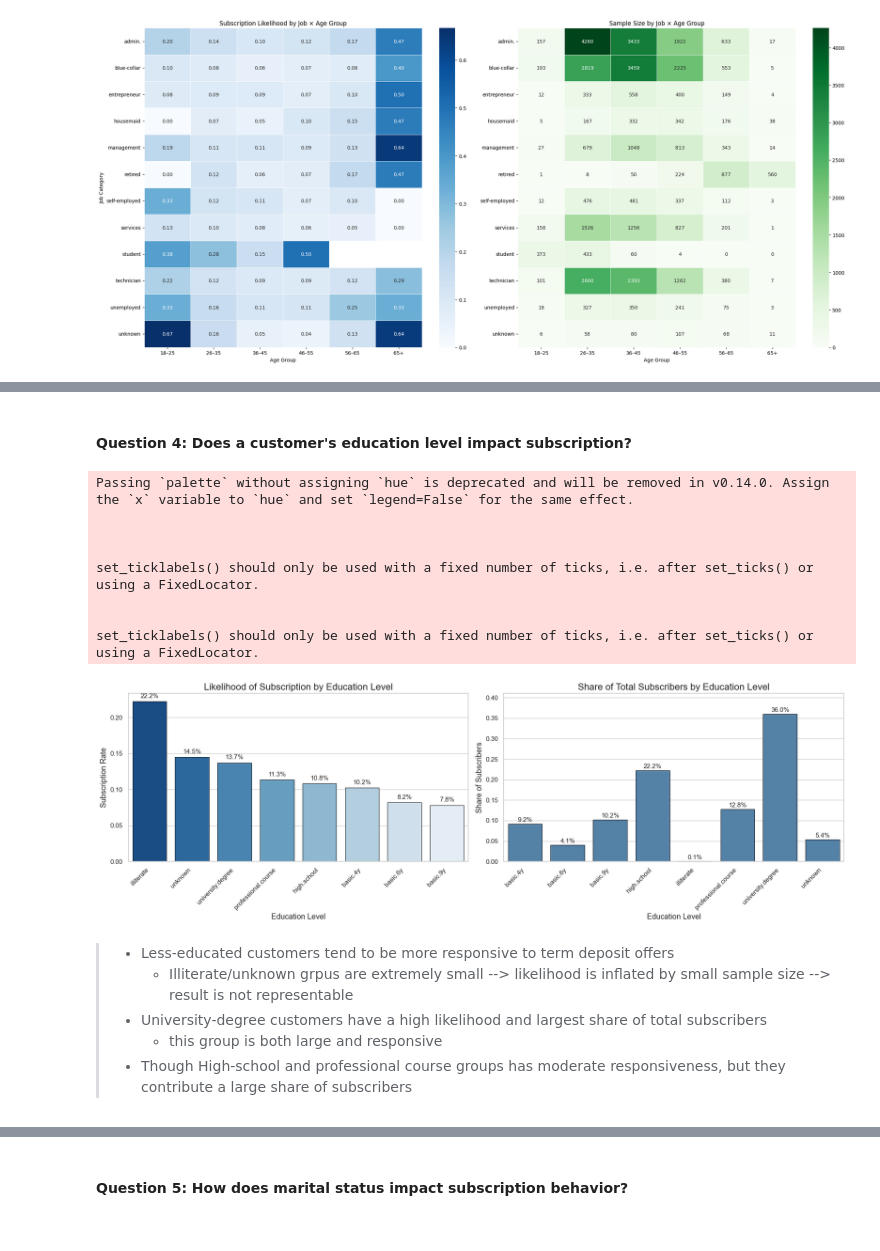
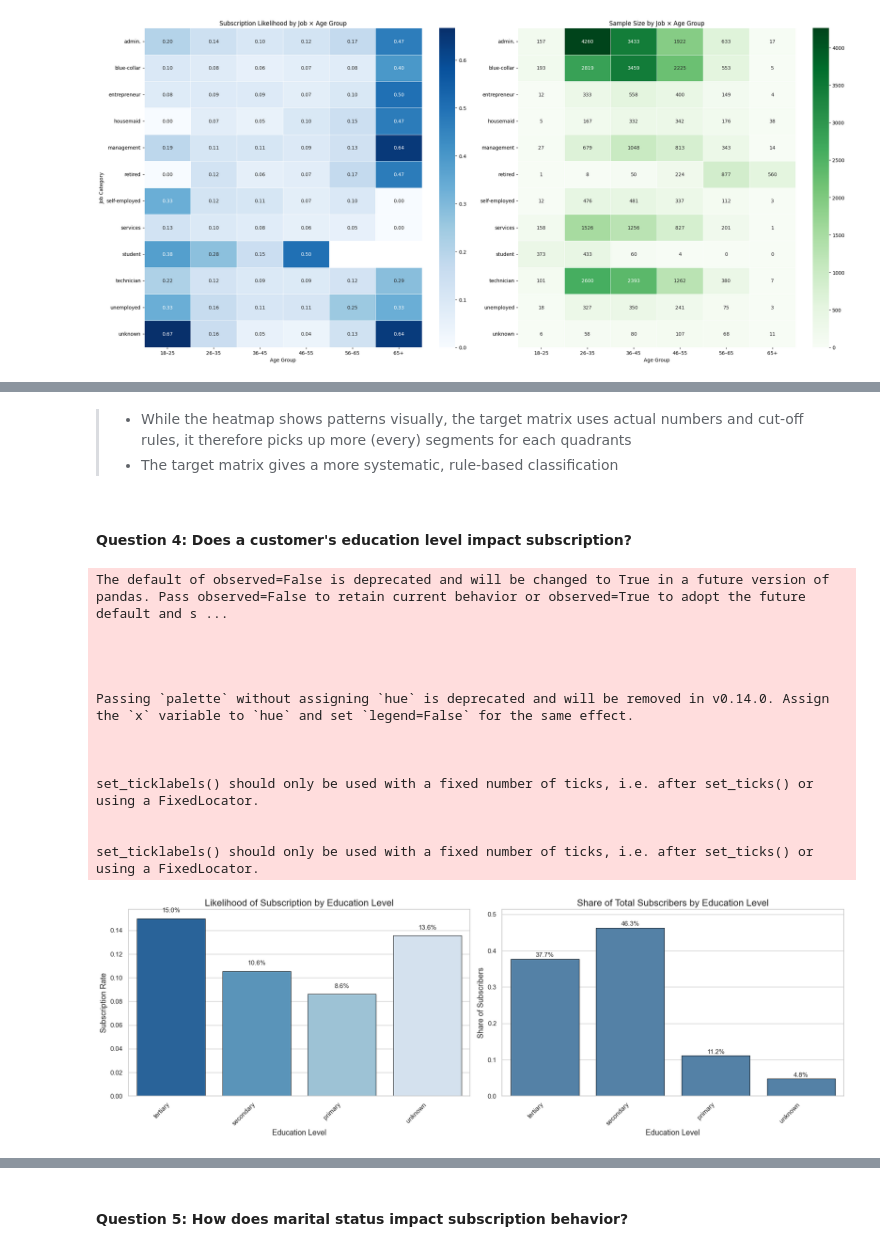
Before and after one commit to DzeDze/ds_team2_bank_marketing, a Jupyter notebook: notebooks/01_eda.ipynb, the cells around one changed output, grey strips where cells are left out. Drawn from its saved outputs; the diff is of its cells as text; code cells hidden in the pictures.

Commit message:
revised data path, updated key insights on demographics EDA

```diff
--- a/notebooks/01_eda.ipynb
+++ b/notebooks/01_eda.ipynb
@@ -6,11 +6,13 @@ import matplotlib.pyplot as plt
 import seaborn as sns
 import pandas as pd
 # %%
+from pathlib import Path
 # load data to df
-df = pd.read_csv(
-    r"C:\Users\papak\_Study\DSI\ds_team2_bank_marketing\data\raw\bank-additional-full.csv",
-    sep = ";" # specify semicolon as separater
-)
+root = Path().resolve().parent
+#print(root)
+cleaned_data_path = root / "data"/"processed"/"bank-full-clean.csv"
+#print(cleaned_data_path)
+df = pd.read_csv(cleaned_data_path, sep = ",")  # specify comma as separater
 
 # display first 10 rows of df
-#df.head(10)
+df.head(10)
@@ -231,7 +269,7 @@ df['y_binary'] = df['y'].apply(lambda x: 1 if x == 'yes' else 0)
 likelihood = (
     df.groupby('job')['y_binary']
     .mean()
-    .sort_values(ascending=False)
+    #.sort_values(ascending=False)
 )
 
 #-------------------------
@@ -240,8 +278,13 @@ likelihood = (
 volume = (
     df[df['y'] == 'yes']['job']
     .value_counts(normalize=True)
-    .sort_index()
+    #.sort_index()
 )
+
+# create consistent order for both charts
+job_order = sorted(df['job'].unique()) # or likelihood.index.tolist()
+likelihood = likelihood.reindex(job_order)
+volume = volume.reindex(job_order)
 
 #-------------------------
 # Side-by-side plots
@@ -708,8 +809,18 @@ fig.show()
+# %% [markdown]
+> - While the heatmap shows patterns visually, the target matrix uses actual numbers and cut-off rules, it therefore picks up more (every) segments for each quadrants
+> - The target matrix gives a more systematic, rule-based classification
 # %% [markdown]
 #### Question 4: Does a customer's education level impact subscription?
 # %%
 # Convert y to binary
 df['y_binary'] = df['y'].apply(lambda x: 1 if x == 'yes' else 0)
+
+# Define desired order for the charts
+edu_order = ["tertiary", "secondary", "primary", "unknown"]
+
+# Convert to ordered categorical
+df['education'] = pd.Categorical(df['education'], categories=edu_order, ordered=True)
+
 
 #-------------------------
 # Compute likelihood
@@ -717,7 +828,8 @@ df['y_binary'] = df['y'].apply(lambda x: 1 if x == 'yes' else 0)
 edu_likelihood = (
     df.groupby('education')['y_binary']
     .mean()
-    .sort_values(ascending=False)
+    .reindex(edu_order)
+    #.sort_values(ascending=False)
 )
 
 #-------------------------
@@ -726,8 +838,10 @@ edu_likelihood = (
 edu_volume = (
     df[df['y'] == 'yes']['education']
     .value_counts(normalize=True)
-    .sort_index()
+    #.sort_index()
+    .reindex(edu_order)
 )
+
 
 #-------------------------
 # Styling
@@ -772,37 +886,36 @@ ax2 = axes[1]
 sns.barplot(
     x=edu_volume.index,
     y=edu_volume.values,
     ax=ax2,
     color="steelblue",
     edgecolor="black",
     linewidth=0.7
 )
 
 ax2.set_title("Share of Total Subscribers by Education Level")
 ax2.set_xlabel("Education Level")
 ax2.set_ylabel("Share of Subscribers")
 ax2.set_xticklabels(ax2.get_xticklabels(), rotation=45, ha='right')
 ax2.set_ylim(0, edu_volume.max() + 0.05)
 
 # Percentage labels
 for i, v in enumerate(edu_volume.values):
     ax2.text(i, v + 0.005, f"{v:.1%}", ha='center', fontsize=11)
 
 plt.tight_layout()
 plt.show()
 # %% [output]
+The default of observed=False is deprecated and will be changed to True in a future version of pandas. Pass observed=False to retain current behavior or observed=True to adopt the future default and s ...
+
+
+
+
 Passing `palette` without assigning `hue` is deprecated and will be removed in v0.14.0. Assign the `x` variable to `hue` and set `legend=False` for the same effect.
 
 
 
 set_ticklabels() should only be used with a fixed number of ticks, i.e. after set_ticks() or using a FixedLocator.
 
 
 set_ticklabels() should only be used with a fixed number of ticks, i.e. after set_ticks() or using a FixedLocator.
-[figure, old version]
+[figure, new version]
-# %% [markdown]
-> - Less-educated customers tend to be more responsive to term deposit offers
->   - Illiterate/unknown grpus are extremely small --> likelihood is inflated by small sample size --> result is not representable
-> - University-degree customers have a high likelihood and largest share of total subscribers
->   - this group is both large and responsive
-> - Though High-school and professional course groups has moderate responsiveness, but they contribute a large share of subscribers
```
Also changed, not shown: parts of 51 cells of this notebook.
